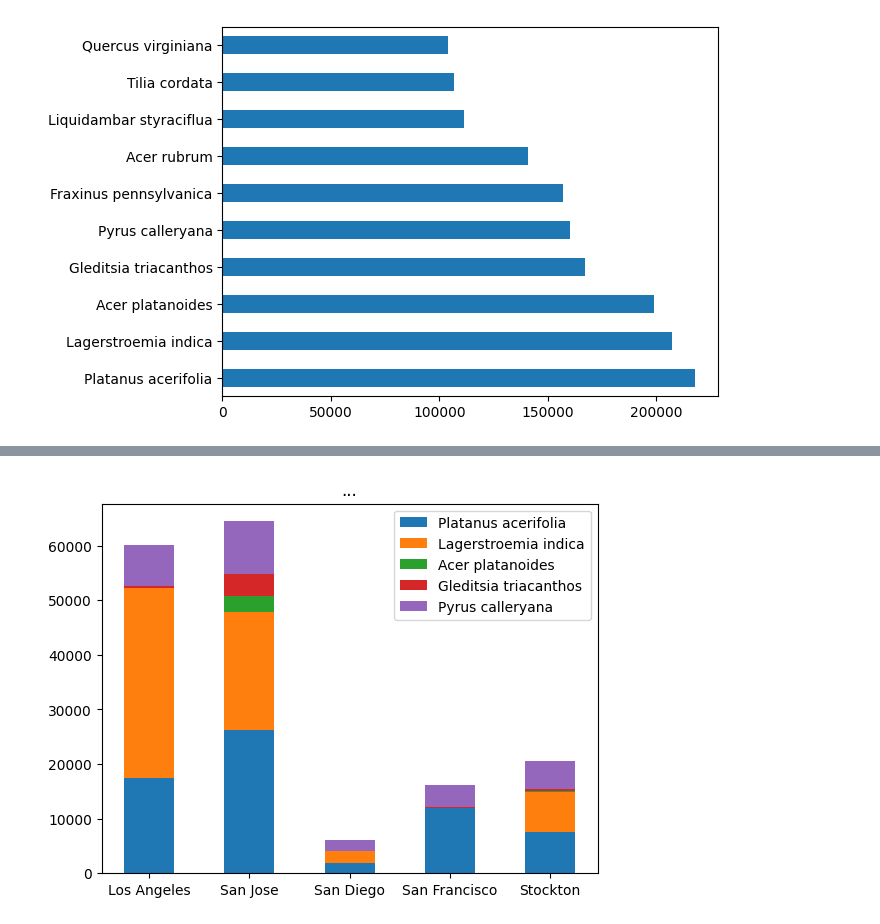
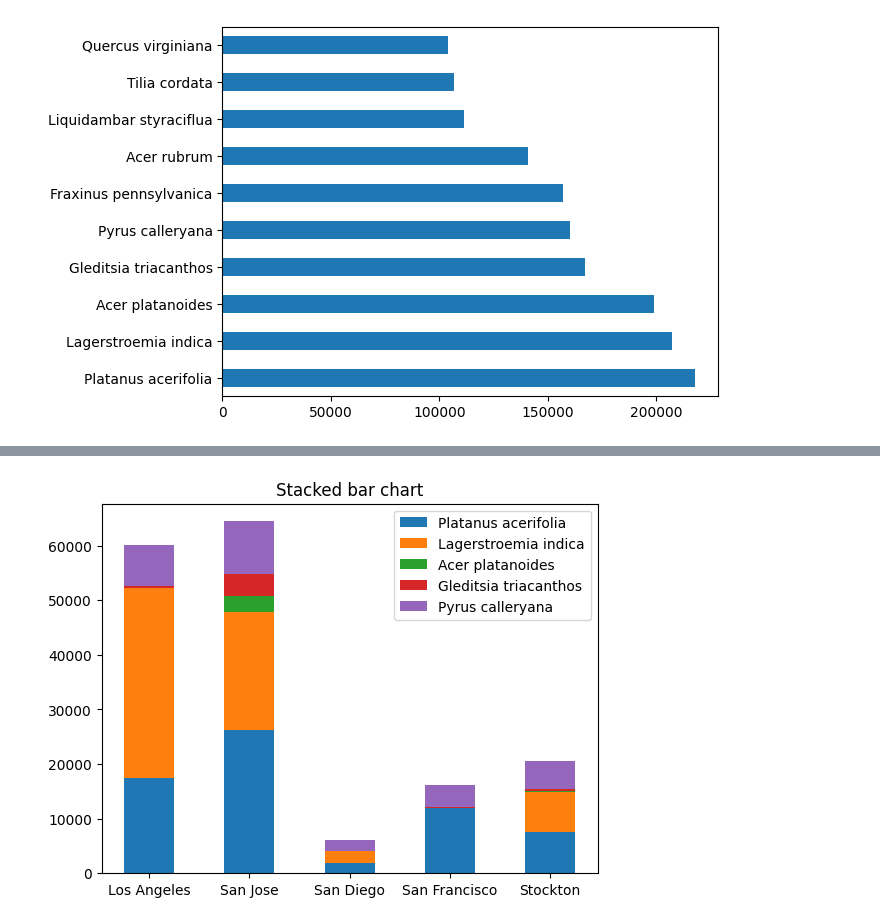
Before and after one commit to VittorioBartolomeoSecondin/DVIS-CAValli_Team, a Jupyter notebook: Untitled0.ipynb, the cells around one changed output, grey strips where cells are left out. Saved outputs shown, nothing was run; the diff lists cells and outputs as text; code cells hidden in the pictures.

```diff
--- a/Untitled0.ipynb
+++ b/Untitled0.ipynb
@@ -132,18 +133,18 @@ for species in top_species:
 # %%
 cities = tuple(top_cities)
 
 width = 0.5
 
 fig, ax = plt.subplots()
 bottom = np.zeros(5)
 
 for boolean, weight_count in weight_counts.items():
     p = ax.bar(cities, weight_count, width, label=boolean, bottom=bottom)
     bottom += weight_count
 
-ax.set_title("...")
+ax.set_title("Stacked bar chart")
 ax.legend(loc="upper right")
 
 plt.show()
 # %% [output]
-[figure, old version]
+[figure, new version]
```
Also changed, not shown: parts of 7 cells of this notebook.
